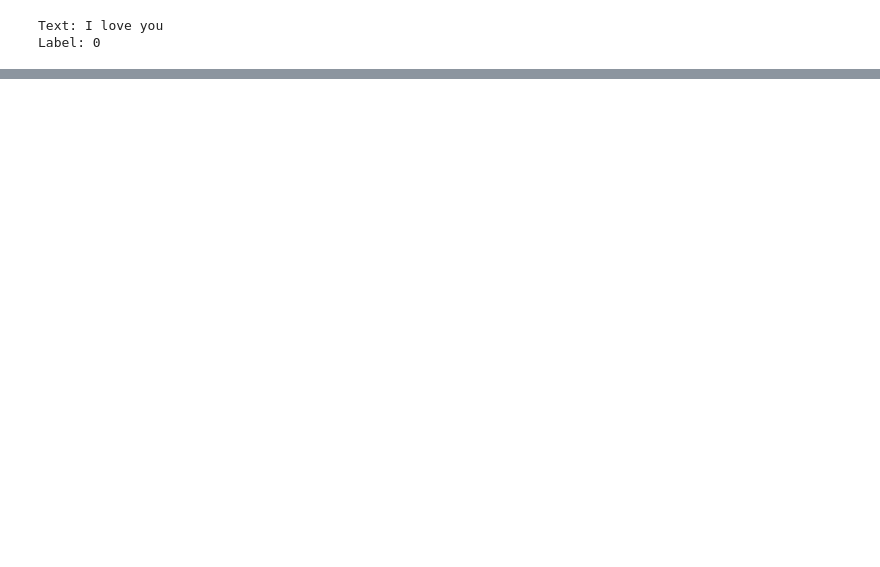
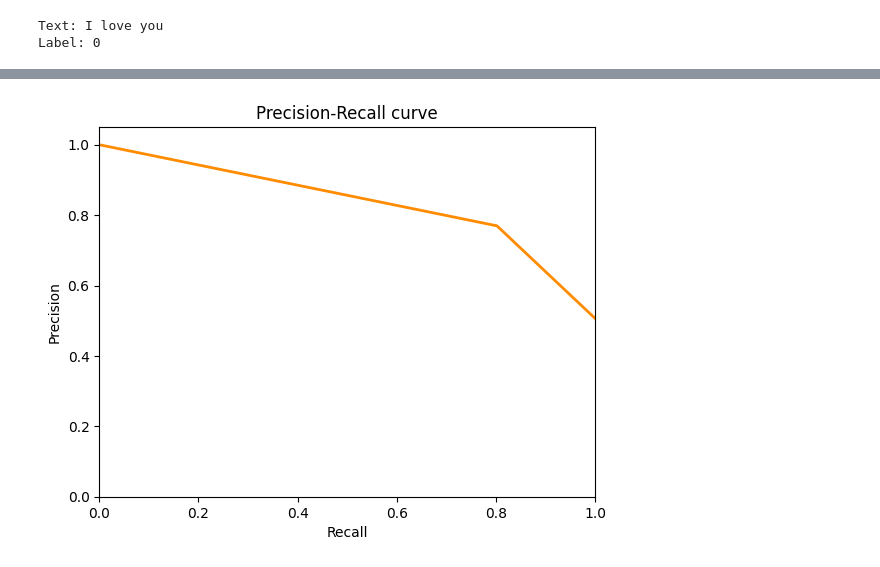
Before and after one commit to mufid2003/Hate-Speech-Detection, a Jupyter notebook: Hate Speech Detection model.ipynb, the cells around one changed output, grey strips where cells are left out. Cells and saved outputs as stored; diff of their text form; code cells hidden in the pictures; blank space fills up the shorter version.

```diff
--- a/Hate Speech Detection model.ipynb
+++ b/Hate Speech Detection model.ipynb
@@ -105,0 +216,16 @@ Label: 0
+# %%
+from sklearn.metrics import precision_recall_curve
+
+# assuming you have already trained and tested your model and have the predicted and true labels
+predicted_probs = [0.8, 0.2, 0.6, 0.1, 0.9, ...]
+precision, recall, _ = precision_recall_curve(y_test, y_pred)
+
+plt.plot(recall, precision, color='darkorange', lw=2)
+plt.xlabel('Recall')
+plt.ylabel('Precision')
+plt.title('Precision-Recall curve')
+plt.xlim([0.0, 1.0])
+plt.ylim([0.0, 1.05])
+plt.show()
+# %% [output]
+[figure, added]
```
Also changed, not shown: parts of 12 cells of this notebook, 2 other files.
